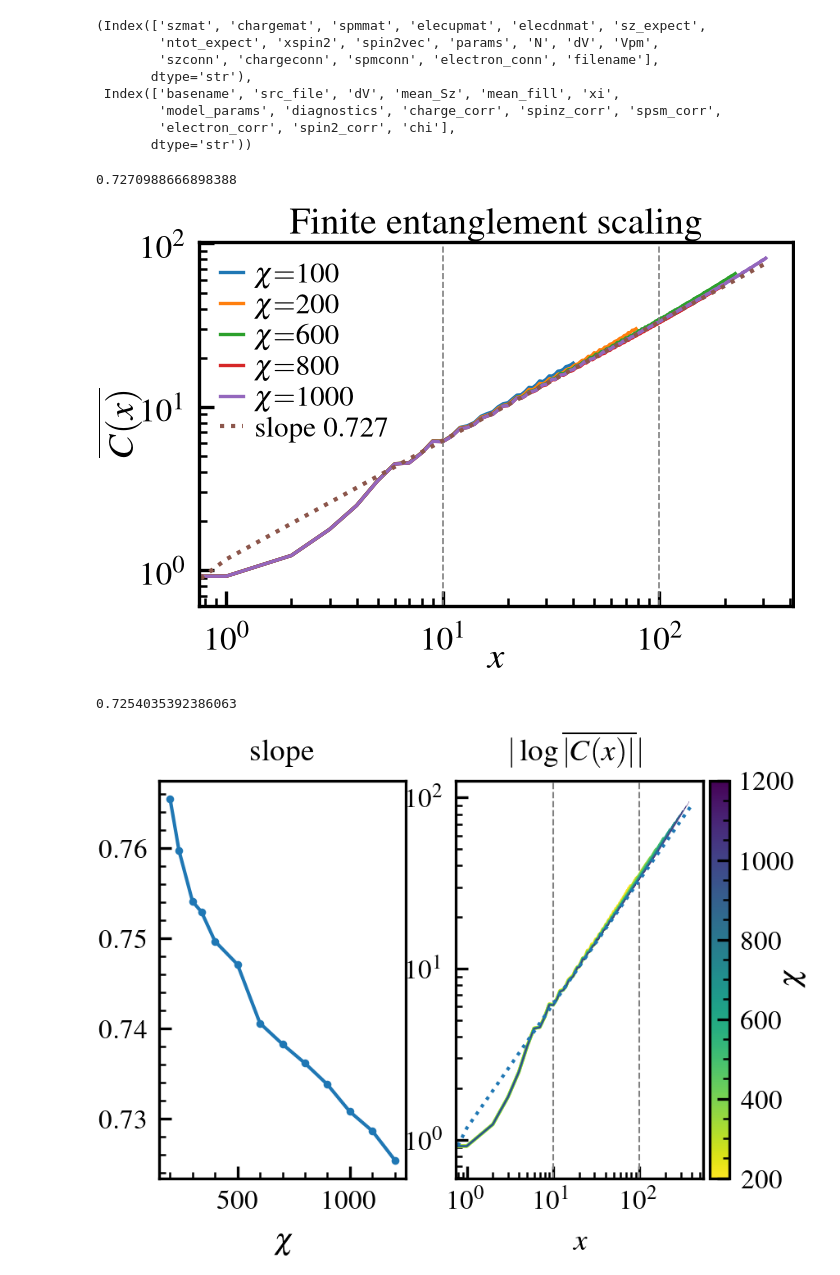
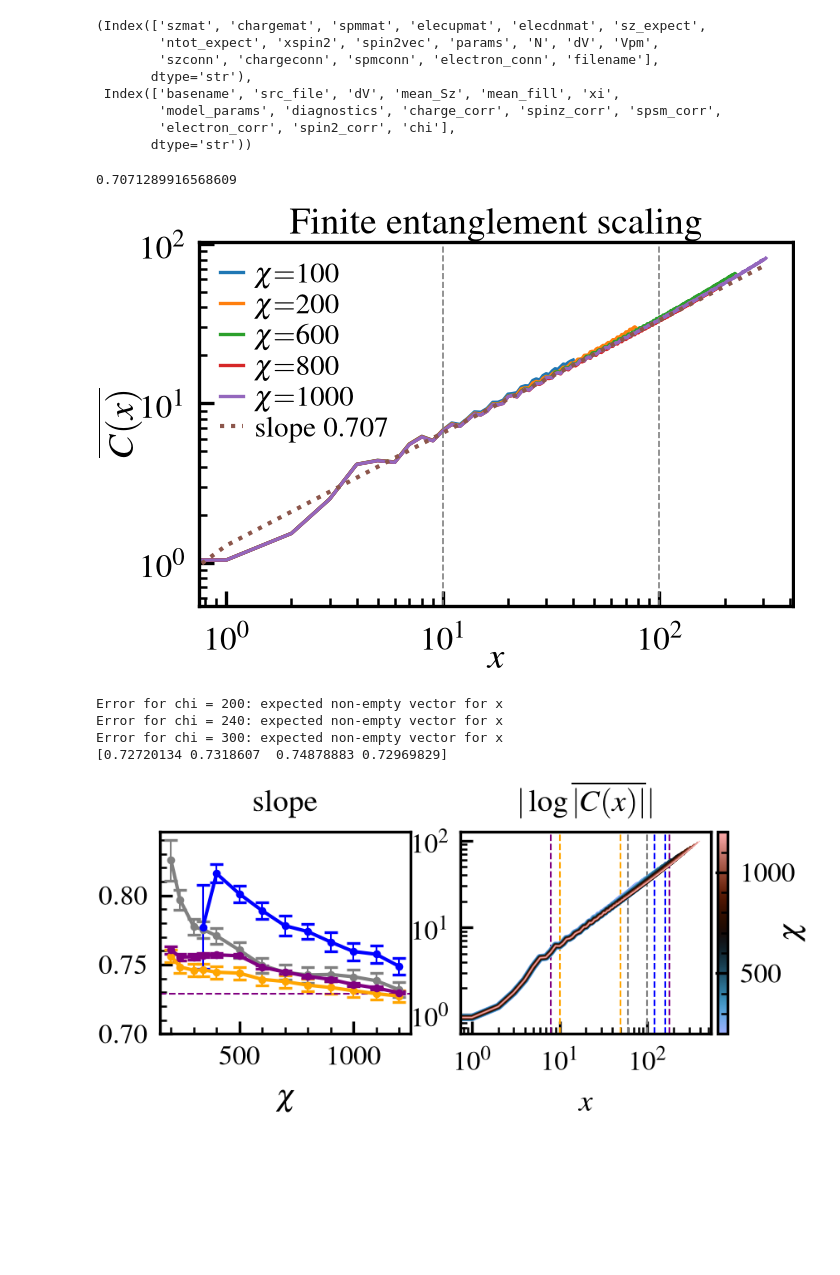
Before and after one commit to aravindhshankar/Spin1LongRangeOrder.jl, a Jupyter notebook: python/figmaker/finite_ent_scaling_fit.ipynb, the cells around one changed output. Cells and saved outputs as stored; diff of their text form; code cells hidden in the pictures; blank space fills up the shorter version.

```diff
--- a/python/figmaker/finite_ent_scaling_fit.ipynb
+++ b/python/figmaker/finite_ent_scaling_fit.ipynb
@@ -56,7 +58,8 @@ chilist = (100, 200, 600, 800, 1000)
 for chi in chilist :
     seldf_i = df_i[df_i['chi']==chi]
     try :
-        elec_corr = obs.denoise_rolling(np.abs(select_dV(seldf_i, 3.55)['electron_corr']), window=4)
+        # elec_corr = obs.denoise_rolling(np.abs(select_dV(seldf_i, 3.55)['electron_corr']), window=4)
+        elec_corr = sgf(np.abs(select_dV(seldf_i, 3.55)['electron_corr']), window_length=5, polyorder=2)
     except :
         print(f"Eror for chi = {chi}")
     rvals = np.arange(len(elec_corr))
@@ -74,10 +77,10 @@ ax.set_title(r"Finite entanglement scaling", pad=-1)
 ax.set_ylabel(r'$\overline{C(x)}$', labelpad=-0.8)
 ax.set_xlabel(r'$x$')
 ax.xaxis.set_label_coords(0.5, -0.1)
-fig.savefig('figures/FES_Cx.pdf', bbox_inches='tight')
+# fig.savefig('figures/FES_Cx.pdf', bbox_inches='tight')
 # %% [output]
-0.7270988666898388
+0.7071289916568609
-[figure, old version]
+[figure, new version]
 # %%
 def fit_succ(x, y, start=0, end=-1, minwin=10):
     if end < 0 :
@@ -117,45 +120,74 @@ df = df.sort_values('chi')
 # %%
 fig, ax = plt.subplots(1, 2)
 fig_dims = ssh.set_size(subplots=(1,2), fraction=1.0)
+fig.set_size_inches(fig_dims)
 chilist = np.array([200, 240, 300, 340, 400, 500, 600, 700, 800, 900, 1000, 1100, 1200])
 norm = mpl.colors.Normalize(vmin=min(chilist), vmax=max(chilist))
-cmap = plt.cm.viridis_r
+# cmap = plt.cm.viridis_r
+cmap = plt.cm.berlin
+
+fitwinlist = [(10, 50), (60, 100), (120, 160), (8, 180)]
+fitcols = ['orange', 'gray', 'blue', 'purple']
+for fitwin in fitwinlist:
+    [ax[1].axvline(fitb, c=fitcols[fitwinlist.index(fitwin)], ls='--', lw=0.5) for fitb in fitwin]
+
+
 mlist = []
 clist = []
 varlist = []
-fitwin = [10, 100]
-[ax[1].axvline(fitb, c='gray', ls='--', lw=0.5) for fitb in fitwin]
-fs = slice(*fitwin)
-
+for idx in range(len(fitwinlist)):
+    mlist.append([]), clist.append([]), varlist.append([])
 for chi in chilist:
     seldf = df[df['chi'] == chi]
-    xvals = np.arange(len(seldf['electron_corr'].values[0]))
     yvals = np.abs(obs.denoise_rolling(np.abs(seldf['electron_corr'].values[0]), 4))
+    # yvals = sgf(np.abs(seldf['electron_corr'].values[0]), window_length=4, polyorder=1)
+    xvals = np.arange(len(yvals))
+    yvals = np.abs(yvals)
     logyvals = np.abs(np.log(yvals))
-    ax[1].loglog(xvals, logyvals, ls='-', c=cmap(norm(chi)), lw=1*np.abs(1-norm(chi) + 1e-5))
-    p, cov = np.polyfit(np.log(xvals[fs]), np.log(logyvals[fs]), 1, cov=True)
-    m, c = p
-    mlist.append(m)
-    clist.append(c)
-    varlist.append(cov[0,0])
+    ax[1].loglog(xvals, logyvals, ls='-', c=cmap(norm(chi)), lw=2*np.abs(1-norm(chi) + 1e-1))
+    # ax[1].loglog(xvals, logyvals, ls='-', c=cmap(norm(chi)), lw=0.4, alpha=0.8)
+    for idx, fitwin in enumerate(fitwinlist):
+        fs = slice(*fitwin)
+        try :
+            p, cov = np.polyfit(np.log(xvals[fs]), np.log(logyvals[fs]), 1, cov=True)
+            m, c = p
+            mlist[idx].append(m)
+            clist[idx].append(c)
+            varlist[idx].append(cov[0,0])
+        except Exception as e:
+            print(f"Error for chi = {chi}: {e}")
+            mlist[idx].append(np.nan)
+            clist[idx].append(np.nan)
+            varlist[idx].append(np.nan)
 
 
 sm = plt.cm.ScalarMappable(norm=norm, cmap=cmap)
 cbar = fig.colorbar(sm, ax=ax, pad=0.01)
 cbar.set_label(r"$\chi$", labelpad=-5)
 
 # m, c = np.polyfit(np.log(xvals[fs]), np.log(logyvals[fs]), 1)
-m, c = mlist[-1], clist[-1]
-ax[1].loglog(xvals, np.exp(c) * xvals**m, ls=':')
-print(m)
-ax[0].plot(chilist, mlist, '.-')
+# m, c = mlist[-1], clist[-1]
+# ax[1].loglog(xvals, np.exp(c) * xvals**m, ls=':')
+# print(m)
+for idx, m in enumerate(mlist):
+    ax[0].errorbar(chilist, m, yerr=np.sqrt(varlist[idx]), fmt='.-', capsize=2, elinewidth=0.5, markersize=3, c=fitcols[idx])
 ax[0].set_xlabel(r'$\chi$')
 ax[0].set_title('slope')
 # ax[0].plot(chilist, np.sqrt(varlist), '.-') #stddev is ~0.01 for all
 # ax[0].set_xscale('log')
 ax[1].set_xlabel(r'$x$')
 ax[1].set_title(r'$|\log\overline{|C(x)|}|$')
-fig.savefig('figures/finite_ent_scalingv2.pdf')
+ax[0].set_ylim([0.70, None])
+ax[0].yaxis.set_major_locator(MultipleLocator(0.05))
+ax[0].yaxis.minorticks_on()
+ax[0].yaxis.set_minor_locator(MultipleLocator(0.01))
+
+ax[0].axhline(0.729, ls='--', lw=0.5, c='purple')
+print(np.array(mlist).T[-1])
+fig.savefig('figures/finite_ent_scalingv3.pdf')
 # %% [output]
-0.7254035392386063
+Error for chi = 200: expected non-empty vector for x
+Error for chi = 240: expected non-empty vector for x
+Error for chi = 300: expected non-empty vector for x
+[0.72720134 0.7318607  0.74878883 0.72969829]
-[figure, old version]
+[figure, new version]
```
Also changed, not shown: parts of 1 cell of this notebook, 1 other file.
